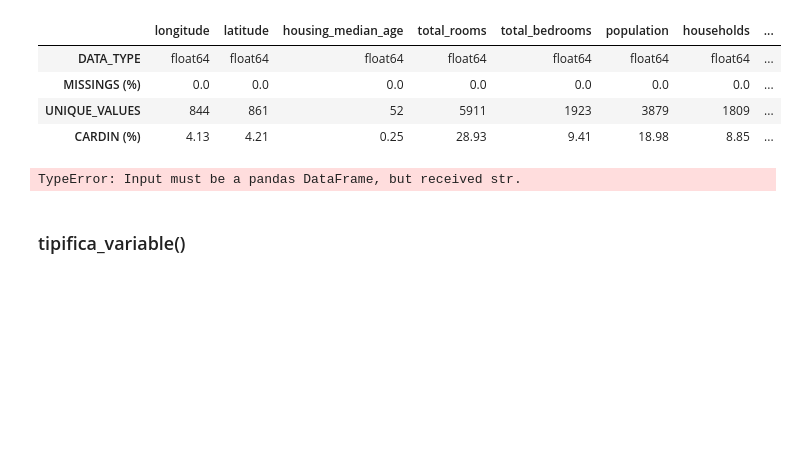
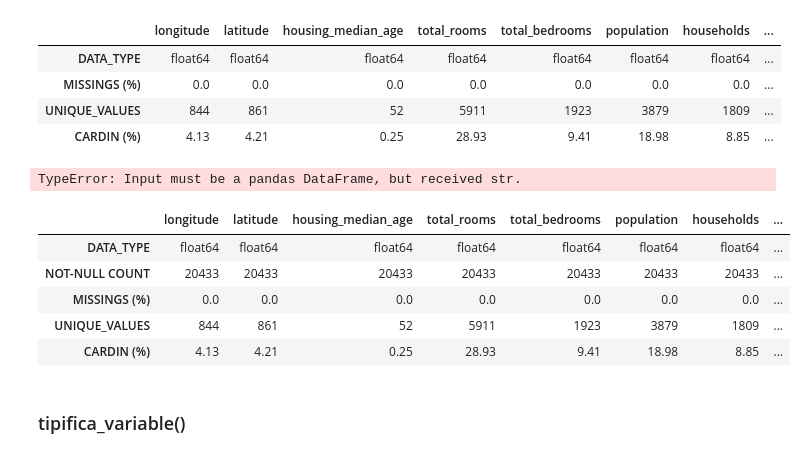
Before and after one commit to mardelmir/Team_Challege_Toolbox_I, a Jupyter notebook: test_toolbox_ML.ipynb, the cells around one changed output. Drawn from its saved outputs; the diff is of its cells as text; code cells hidden in the pictures; blank space fills up the shorter version.

```diff
--- a/test_toolbox_ML.ipynb
+++ b/test_toolbox_ML.ipynb
@@ -35,6 +36,15 @@ tb.describe_df(inmo_df)
 tb.describe_df('test')
 # %% [output]
 TypeError: Input must be a pandas DataFrame, but received str.
+# %%
+tbe.describe_df_extra(inmo_df, count = True)
+# %% [output]
+|  | longitude | latitude | housing_median_age | total_rooms | total_bedrooms | population | households | ... |
+| DATA_TYPE | float64 | float64 | float64 | float64 | float64 | float64 | float64 | ... |
+| NOT-NULL COUNT | 20433 | 20433 | 20433 | 20433 | 20433 | 20433 | 20433 | ... |
+| MISSINGS (%) | 0.0 | 0.0 | 0.0 | 0.0 | 0.0 | 0.0 | 0.0 | ... |
+| UNIQUE_VALUES | 844 | 861 | 52 | 5911 | 1923 | 3879 | 1809 | ... |
+| CARDIN (%) | 4.13 | 4.21 | 0.25 | 28.93 | 9.41 | 18.98 | 8.85 | ... |
 # %% [markdown]
 ### tipifica_variable()
 # %%
```
Also changed, not shown: parts of 2 cells of this notebook.
